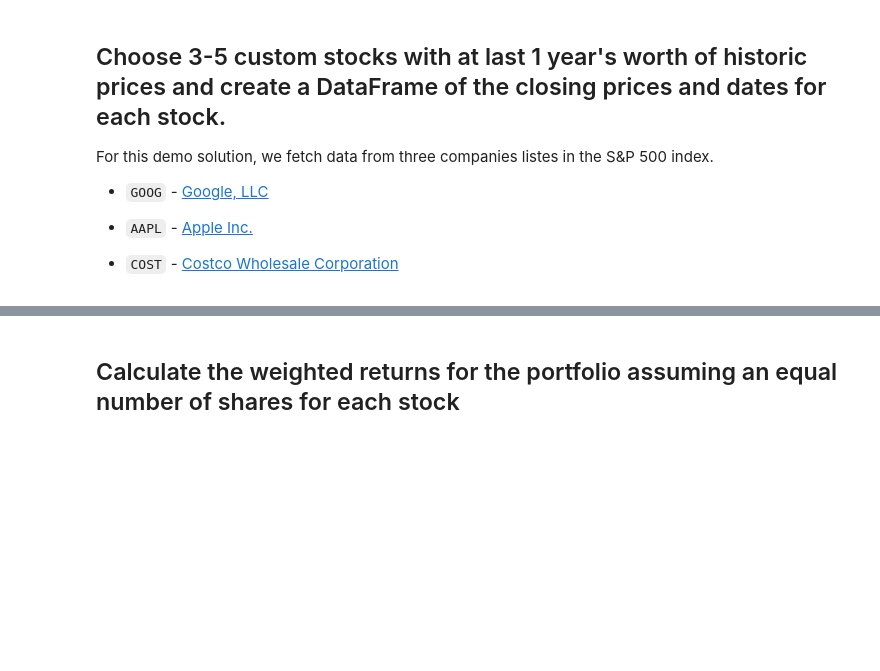
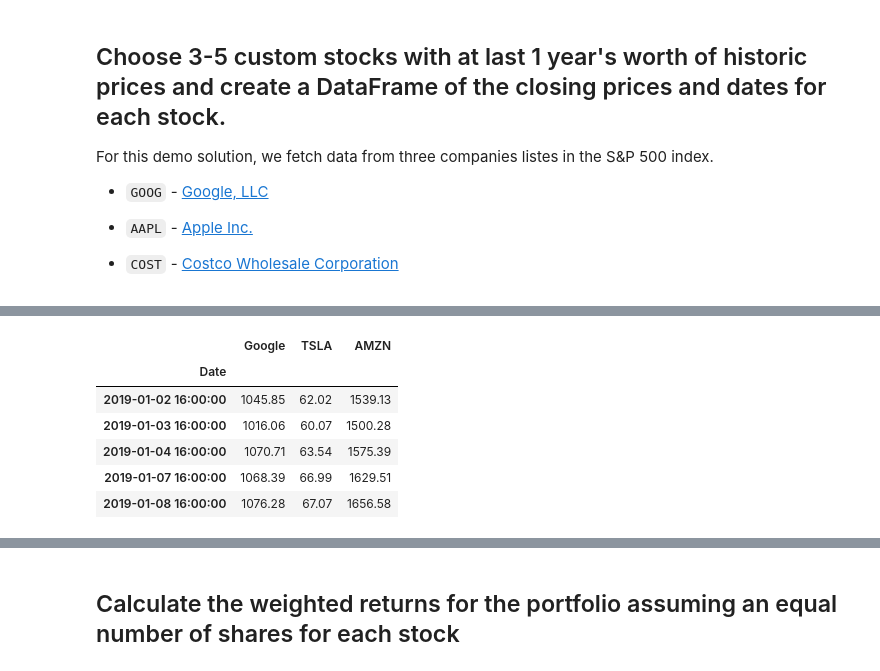
Before and after one commit to DanGodzich/algos_whales, a Jupyter notebook: whale_analysis.ipynb, the cells around one changed output, grey strips where cells are left out. Saved outputs shown, nothing was run; the diff lists cells and outputs as text; code cells hidden in the pictures; blank space fills up the shorter version.

```diff
--- a/whale_analysis.ipynb
+++ b/whale_analysis.ipynb
@@ -434,4 +487,14 @@ For this demo solution, we fetch data from three companies listes in the S&P 500
 # %%
 # Reorganize portfolio data by having a column per symbol
+combined_df.columns = ['Google','TSLA','AMZN']
+combined_df.head()
+# %% [output]
+|  | Google | TSLA | AMZN |
+| Date |  |  |  |
+| 2019-01-02 16:00:00 | 1045.85 | 62.02 | 1539.13 |
+| 2019-01-03 16:00:00 | 1016.06 | 60.07 | 1500.28 |
+| 2019-01-04 16:00:00 | 1070.71 | 63.54 | 1575.39 |
+| 2019-01-07 16:00:00 | 1068.39 | 66.99 | 1629.51 |
+| 2019-01-08 16:00:00 | 1076.28 | 67.07 | 1656.58 |
 # %%
 # Calculate daily returns
```
Also changed, not shown: parts of 13 cells of this notebook, 3 other files.
